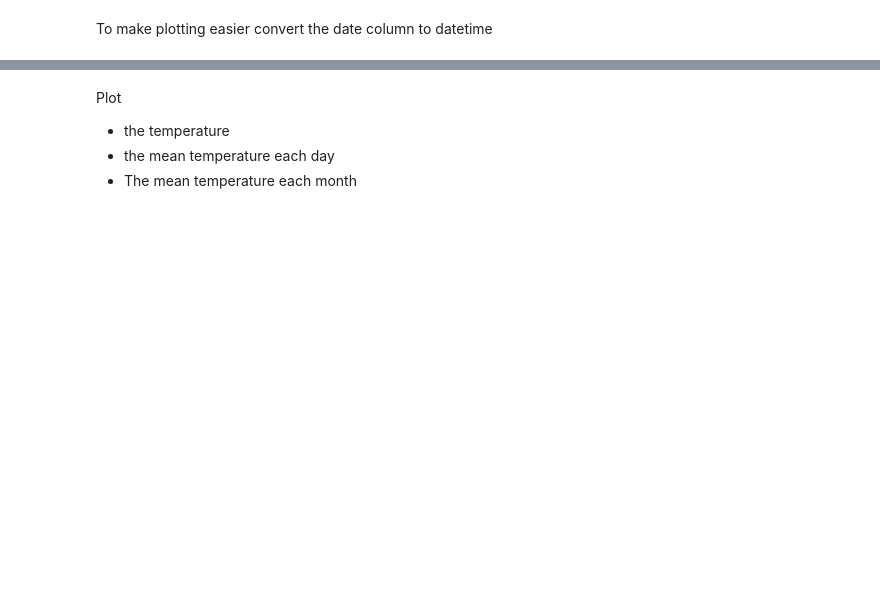
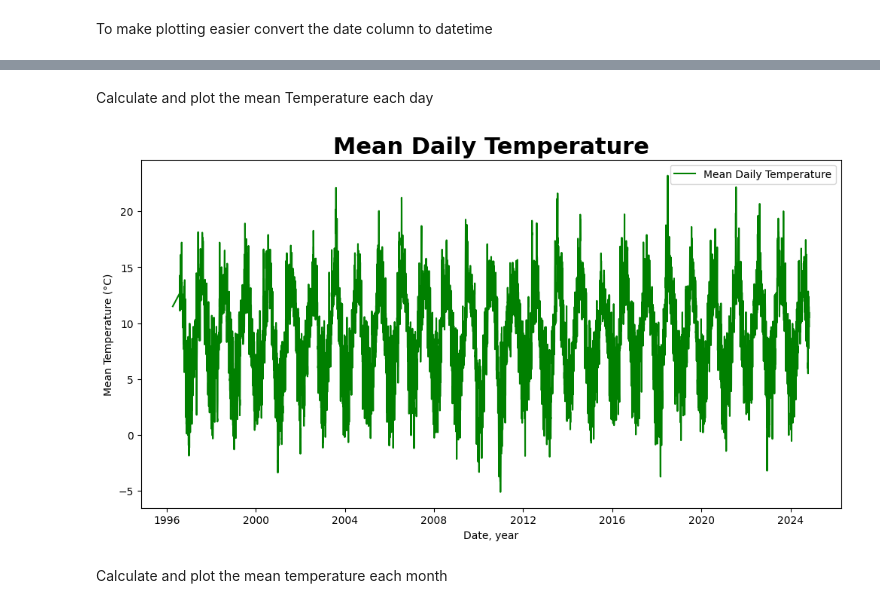
Before and after one commit to GraceMarySmyth/programming-for-data-analytics, a Jupyter notebook: Assignments/assignment_6_Weather.ipynb, the cells around one changed output, grey strips where cells are left out. Drawn from its saved outputs; the diff is of its cells as text; code cells hidden in the pictures; blank space fills up the shorter version.

```diff
--- a/Assignments/assignment_6_Weather.ipynb
+++ b/Assignments/assignment_6_Weather.ipynb
@@ -75,5 +120,15 @@ KeyError: 'Max_Temperature'
+# %% [markdown]
+Calculate and plot the mean Temperature each day
+# %%
+mean_daily_temp = df.groupby(df['date'].dt.date)['temp'].mean()
+plt.figure(figsize=(12, 6))
+plt.plot(mean_daily_temp.index, mean_daily_temp.values, label='Mean Daily Temperature', color='green')
+plt.title('Mean Daily Temperature', fontweight='bold', fontsize=22)
+plt.xlabel('Date, year')
+plt.ylabel('Mean Temperature (°C)')
+plt.legend()
+plt.show()
+# %% [output]
+[figure, added]
 # %% [markdown]
-Plot
- - the temperature
- - the mean temperature each day
- - The mean temperature each month
+Calculate and plot the mean temperature each month
```
Also changed, not shown: parts of 15 cells of this notebook.
